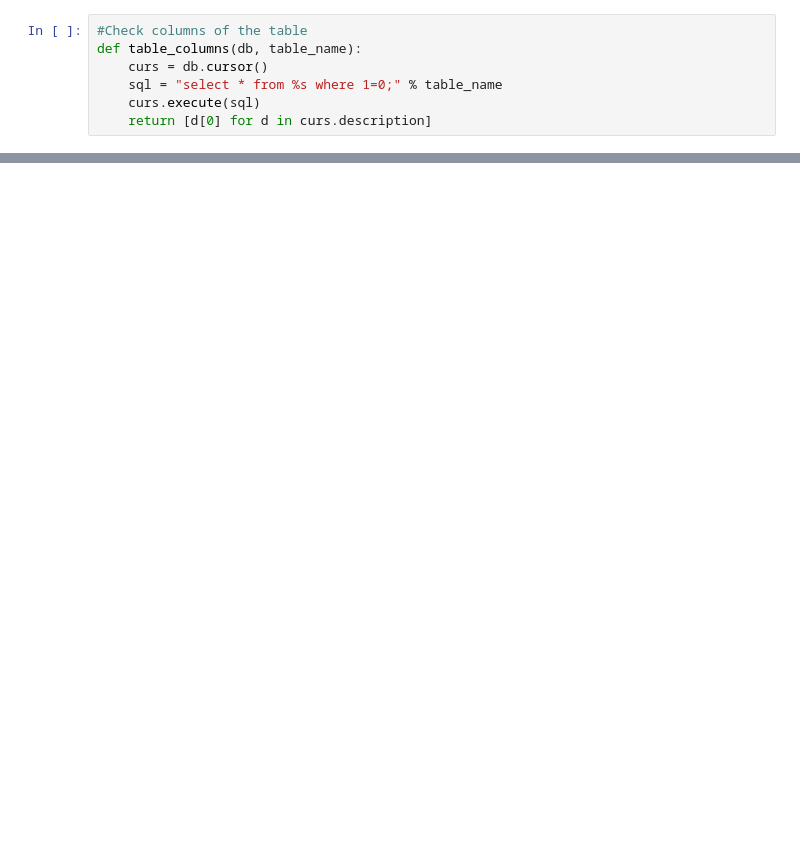
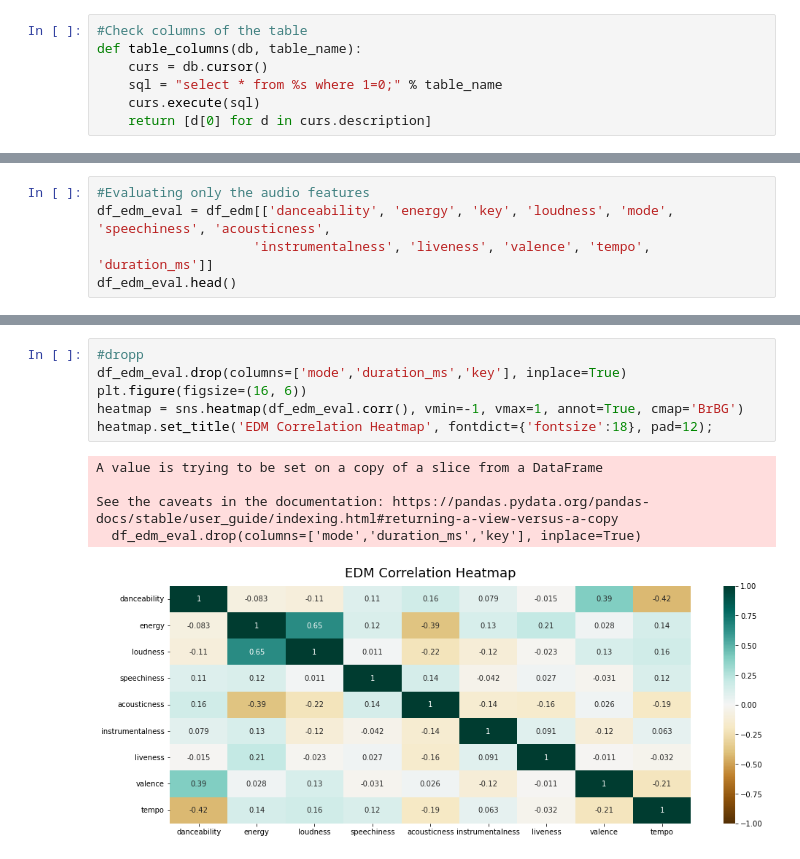
Before and after one commit to kchiev215/Spotify_EDM_Lofi_Analysis, a Jupyter notebook: Data_Analysis.ipynb, the cells around one changed output, grey strips where cells are left out. Drawn from its saved outputs; the diff is of its cells as text; blank space fills up the shorter version.

```diff
--- a/Data_Analysis.ipynb
+++ b/Data_Analysis.ipynb
@@ -115,0 +154,5 @@ SyntaxError: positional argument follows keyword argument (4275924530.py, line 2
+# %%
+#Evaluating only the audio features
+df_edm_eval = df_edm[['danceability', 'energy', 'key', 'loudness', 'mode', 'speechiness', 'acousticness',
+                    'instrumentalness', 'liveness', 'valence', 'tempo', 'duration_ms']]
+df_edm_eval.head()
@@ -115,0 +194,12 @@ SyntaxError: positional argument follows keyword argument (4275924530.py, line 2
+# %%
+#dropp
+df_edm_eval.drop(columns=['mode','duration_ms','key'], inplace=True)
+plt.figure(figsize=(16, 6))
+heatmap = sns.heatmap(df_edm_eval.corr(), vmin=-1, vmax=1, annot=True, cmap='BrBG')
+heatmap.set_title('EDM Correlation Heatmap', fontdict={'fontsize':18}, pad=12);
+# %% [output]
+A value is trying to be set on a copy of a slice from a DataFrame
+
+See the caveats in the documentation: https://pandas.pydata.org/pandas-docs/stable/user_guide/indexing.html#returning-a-view-versus-a-copy
+  df_edm_eval.drop(columns=['mode','duration_ms','key'], inplace=True)
+[figure, added]
```
Also changed, not shown: parts of 16 cells of this notebook, 5 other files.
